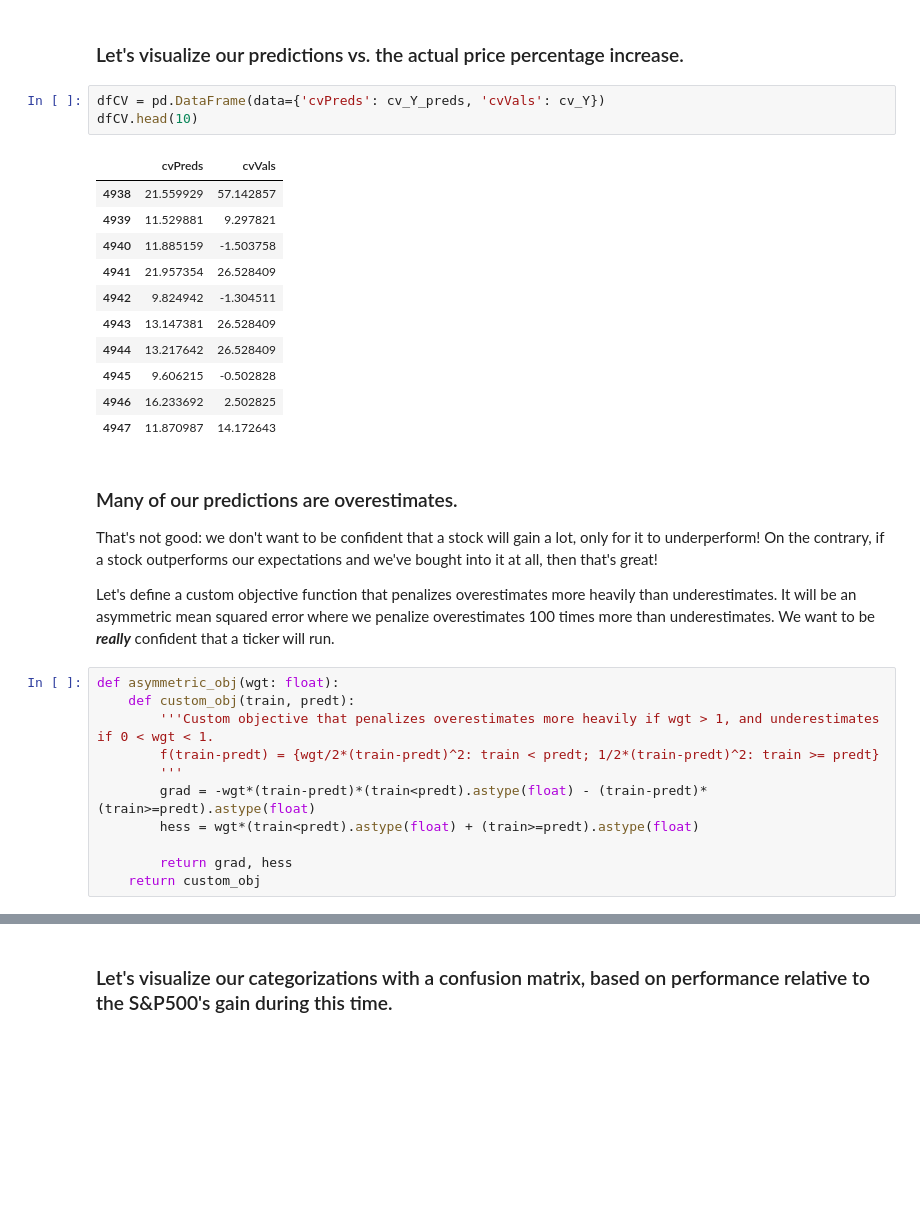
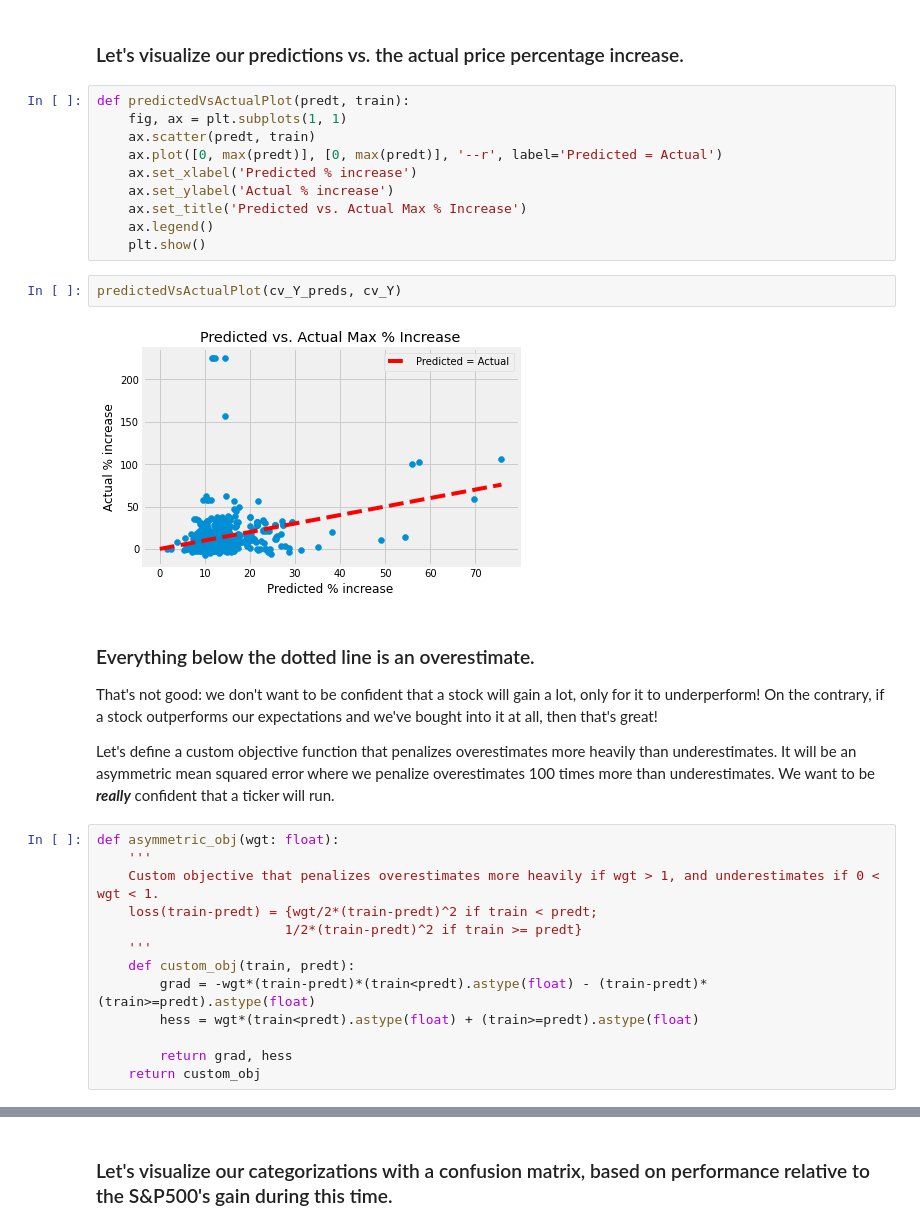
Before and after one commit to fitzgerald-kyle/insider-training, a Jupyter notebook: C_decision_tree.ipynb, the cells around one changed output, grey strips where cells are left out. Cells and saved outputs as stored; diff of their text form; blank space fills up the shorter version.

```diff
--- a/C_decision_tree.ipynb
+++ b/C_decision_tree.ipynb
@@ -88,32 +88,33 @@ cv MSE:  554.5746011584765
 # %% [markdown]
 ### Let's visualize our predictions vs. the actual price percentage increase.
 # %%
-dfCV = pd.DataFrame(data={'cvPreds': cv_Y_preds, 'cvVals': cv_Y})
-dfCV.head(10)
+def predictedVsActualPlot(predt, train):
+    fig, ax = plt.subplots(1, 1)
+    ax.scatter(predt, train)
+    ax.plot([0, max(predt)], [0, max(predt)], '--r', label='Predicted = Actual')
+    ax.set_xlabel('Predicted % increase')
+    ax.set_ylabel('Actual % increase')
+    ax.set_title('Predicted vs. Actual Max % Increase')
+    ax.legend()
+    plt.show()
-# %% [output]
-|  | cvPreds | cvVals |
-| 4938 | 21.559929 | 57.142857 |
-| 4939 | 11.529881 | 9.297821 |
-| 4940 | 11.885159 | -1.503758 |
-| 4941 | 21.957354 | 26.528409 |
-| 4942 | 9.824942 | -1.304511 |
-| 4943 | 13.147381 | 26.528409 |
-| 4944 | 13.217642 | 26.528409 |
-| 4945 | 9.606215 | -0.502828 |
-| 4946 | 16.233692 | 2.502825 |
-| 4947 | 11.870987 | 14.172643 |
+# %%
+predictedVsActualPlot(cv_Y_preds, cv_Y)
+# %% [output]
+[figure, added]
 # %% [markdown]
-### Many of our predictions are overestimates.
+### Everything below the dotted line is an overestimate.
 
 That's not good: we don't want to be confident that a stock will gain a lot, only for it to underperform! On the contrary, if a stock outperforms our expectations and we've bought into it at all, then that's great!
 
 Let's define a custom objective function that penalizes overestimates more heavily than underestimates. It will be an asymmetric mean squared error where we penalize overestimates 100 times more than underestimates. We want to be ***really*** confident that a ticker will run.
 # %%
 def asymmetric_obj(wgt: float):
+    '''
+    Custom objective that penalizes overestimates more heavily if wgt > 1, and underestimates if 0 < wgt < 1.
+    loss(train-predt) = {wgt/2*(train-predt)^2 if train < predt;
+                        1/2*(train-predt)^2 if train >= predt}
+    '''
     def custom_obj(train, predt):
-        '''Custom objective that penalizes overestimates more heavily if wgt > 1, and underestimates if 0 < wgt < 1.
-        f(train-predt) = {wgt/2*(train-predt)^2: train < predt; 1/2*(train-predt)^2: train >= predt}
-        '''
         grad = -wgt*(train-predt)*(train<predt).astype(float) - (train-predt)*(train>=predt).astype(float)
         hess = wgt*(train<predt).astype(float) + (train>=predt).astype(float)
 
```
Also changed, not shown: parts of 5 cells of this notebook, 1 other file.
